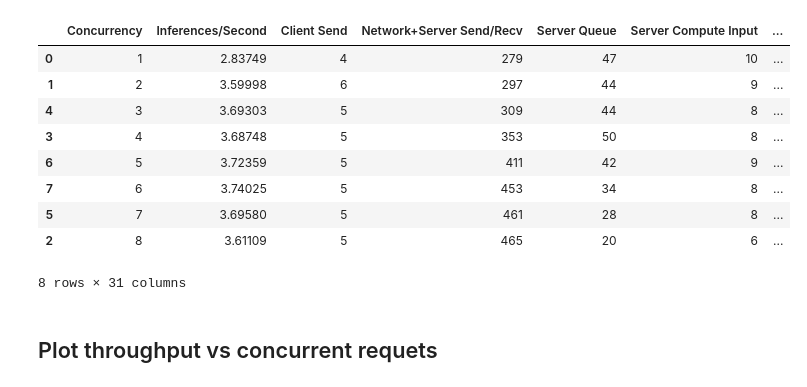
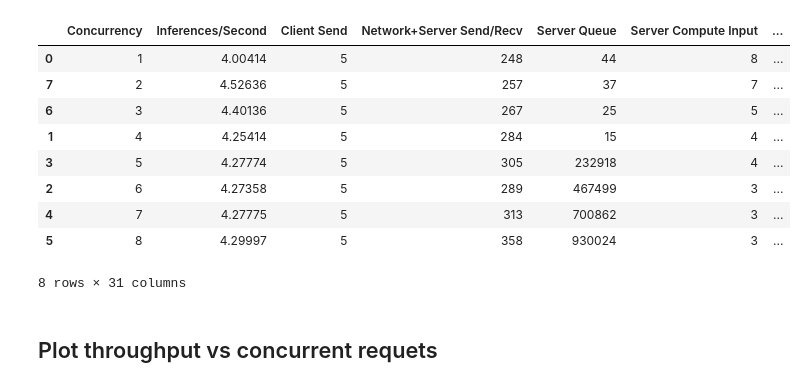
Before and after one commit to milescb/traccc-aaS-performance, a Jupyter notebook: multi_GPU_studies.ipynb, the cells around one changed output. Cells and saved outputs as stored; diff of their text form; code cells hidden in the pictures.

```diff
--- a/multi_GPU_studies.ipynb
+++ b/multi_GPU_studies.ipynb
@@ -1,29 +1,29 @@
 # %%
 import pandas as pd
 import matplotlib.pyplot as plt
 
 import mplhep as hep
 hep.style.use(hep.style.ATLAS)
 
 from performance.utils import clean_pandas_df
 
-IN_DIR = "data/odd_traccc_old_4gpu/"
-IN_FILE = "2insts_4gpus/gpu_2instance_sync.csv"
+IN_DIR = "data/initialize_everything/"
+IN_FILE = "1insts_4gpus/gpu_1instance_sync.csv"
 OUT_DIR = IN_DIR
 
 data = pd.read_csv(IN_DIR + IN_FILE)
 data = clean_pandas_df(data)
 data
 # %% [output]
 |  | Concurrency | Inferences/Second | Client Send | Network+Server Send/Recv | Server Queue | Server Compute Input | ... |
-| 0 | 1 | 2.83749 | 4 | 279 | 47 | 10 | ... |
-| 1 | 2 | 3.59998 | 6 | 297 | 44 | 9 | ... |
-| 4 | 3 | 3.69303 | 5 | 309 | 44 | 8 | ... |
-| 3 | 4 | 3.68748 | 5 | 353 | 50 | 8 | ... |
-| 6 | 5 | 3.72359 | 5 | 411 | 42 | 9 | ... |
-| 7 | 6 | 3.74025 | 5 | 453 | 34 | 8 | ... |
-| 5 | 7 | 3.69580 | 5 | 461 | 28 | 8 | ... |
-| 2 | 8 | 3.61109 | 5 | 465 | 20 | 6 | ... |
+| 0 | 1 | 4.00414 | 5 | 248 | 44 | 8 | ... |
+| 7 | 2 | 4.52636 | 5 | 257 | 37 | 7 | ... |
+| 6 | 3 | 4.40136 | 5 | 267 | 25 | 5 | ... |
+| 1 | 4 | 4.25414 | 5 | 284 | 15 | 4 | ... |
+| 3 | 5 | 4.27774 | 5 | 305 | 232918 | 4 | ... |
+| 2 | 6 | 4.27358 | 5 | 289 | 467499 | 3 | ... |
+| 4 | 7 | 4.27775 | 5 | 313 | 700862 | 3 | ... |
+| 5 | 8 | 4.29997 | 5 | 358 | 930024 | 3 | ... |
 8 rows × 31 columns
 # %% [markdown]
 ## Plot throughput vs concurrent requets
```
Also changed, not shown: parts of 2 cells of this notebook, 4 other files.
